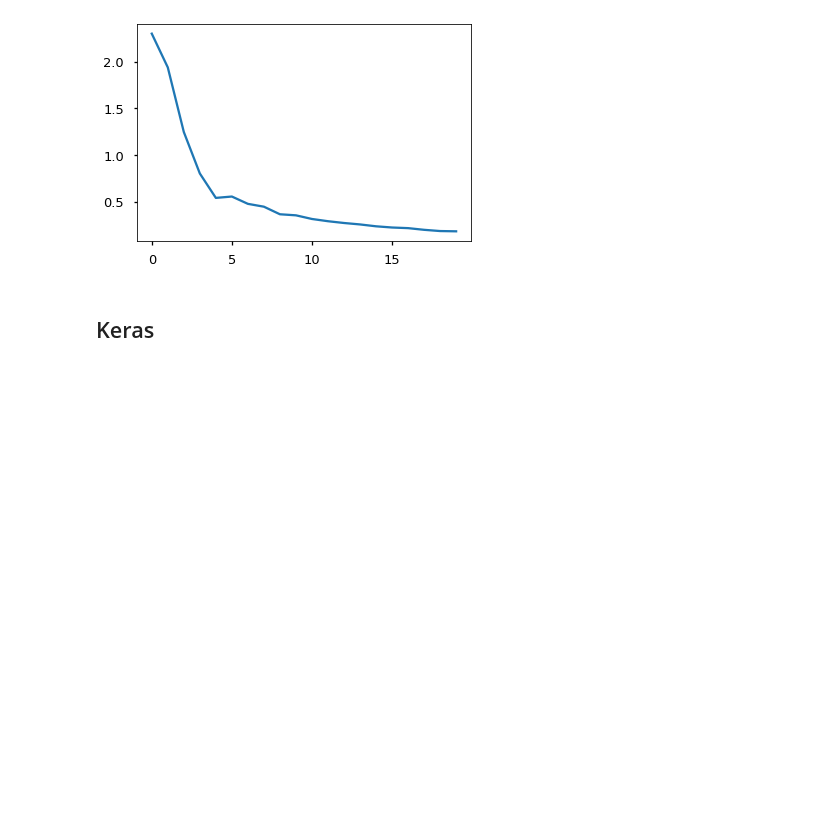
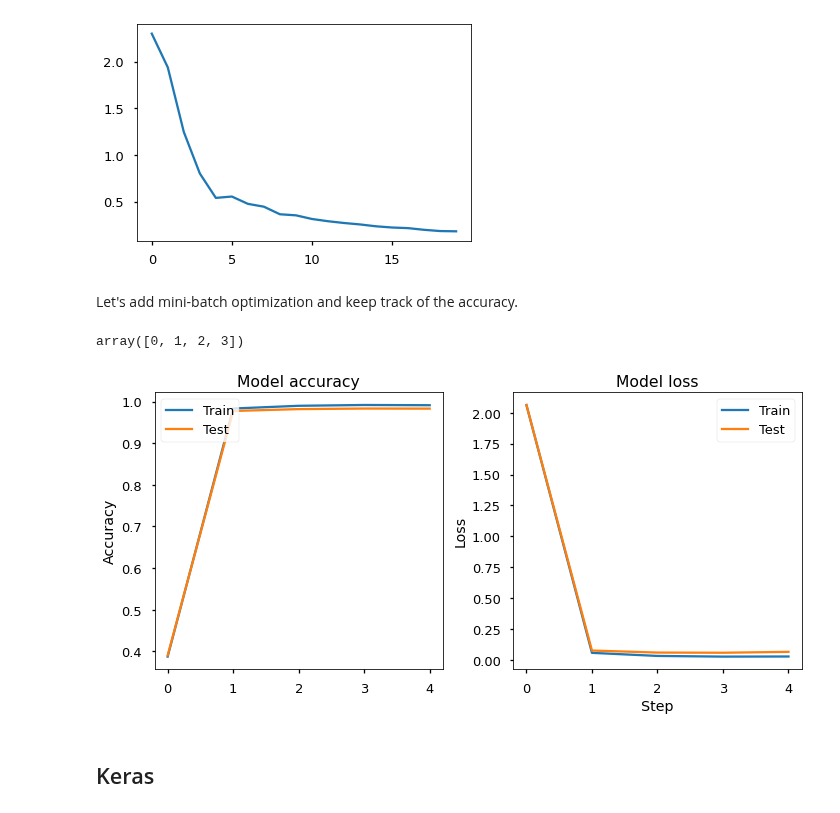
Before and after one commit to sraeisi/Machine_Learning_Physics_Winter20, a Jupyter notebook: Chpt4/NN_ModelEvaluationa&Tuning.ipynb, the cells around one changed output. Cells and saved outputs as stored; diff of their text form; code cells hidden in the pictures; blank space fills up the shorter version.

Commit message:
Update the pytorch implementation to keep track of the loss and acc.

```diff
--- a/Chpt4/NN_ModelEvaluationa&Tuning.ipynb
+++ b/Chpt4/NN_ModelEvaluationa&Tuning.ipynb
@@ -144,3 +145,11 @@ plt.plot(losses)
 # %% [output]
 [<matplotlib.lines.Line2D at 0x...>]
 [figure]
+# %% [markdown]
+Let's add mini-batch optimization and keep track of the accuracy.
+# %%
+net = Net()
+optimizer = optim.Adam(net.parameters(), lr=0.01, betas=(0.9, 0.999))
+np.random.permutation(4)
+# %% [output]
+array([0, 1, 2, 3])
@@ -147,3 +205,21 @@ plt.plot(losses)
+# %%
+# Plot training & validation accuracy values
+fig = plt.figure(figsize=(10,5))
+ax = fig.add_subplot(1,2,1, title = 'Model accuracy', ylabel= 'Accuracy')
+plt.plot(training_accuracy)
+plt.plot(val_accuracy)
+plt.legend(['Train', 'Test'], loc='upper left')
+
+# Plot training & validation loss values
+ax = fig.add_subplot(1,2,2, title = 'Model loss', ylabel= 'Loss', xlabel = 'Step')
+plt.plot(training_losses)
+plt.plot(val_losses )
+plt.legend(['Train', 'Test'], loc=0)
+
+plt.tight_layout()
+plt.show()
+# %% [output]
+[figure, added]
 # %% [markdown]
 ## Keras
 # %%
```
Also changed, not shown: parts of 8 cells of this notebook.
